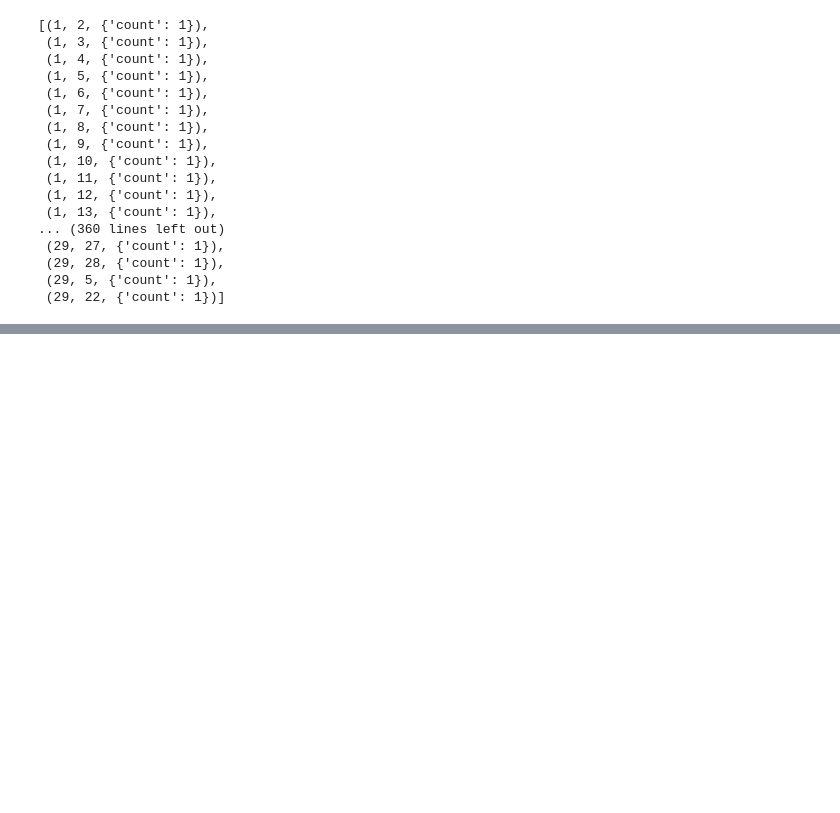
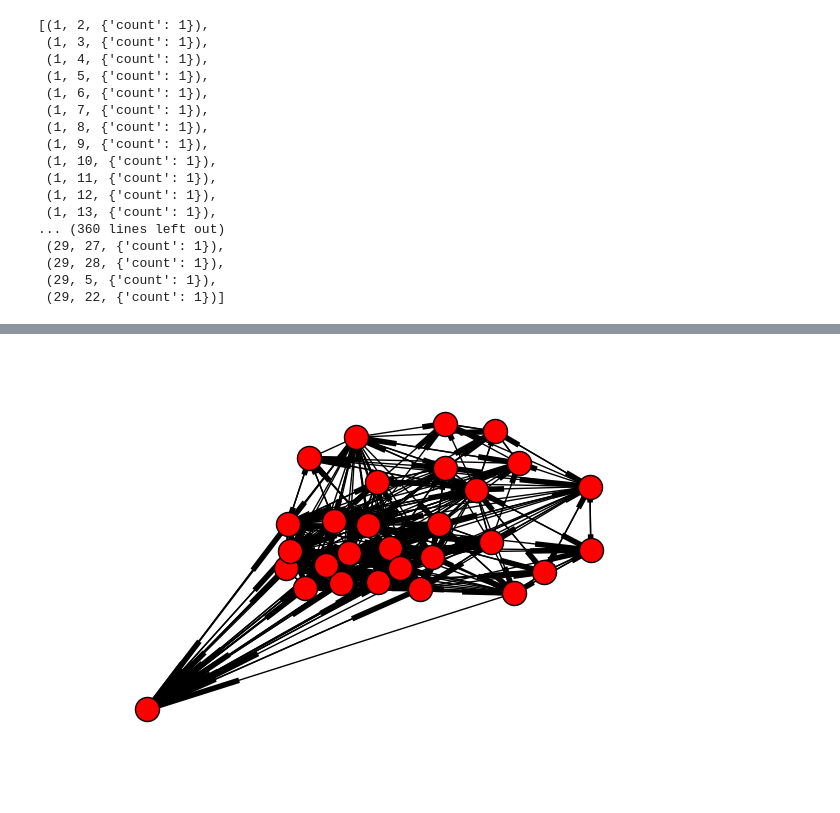
Before and after one commit to SubhankarGhosh/NetworkX, a Jupyter notebook: Paper.ipynb, the cells around one changed output, grey strips where cells are left out. Cells and saved outputs as stored; diff of their text form; code cells hidden in the pictures; blank space fills up the shorter version.

```diff
--- a/Paper.ipynb
+++ b/Paper.ipynb
@@ -369,0 +393,4 @@ G.edges(data=True)
+# %%
+nx.draw(G)
+# %% [output]
+[figure, added]
```
Also changed, not shown: parts of 4 cells of this notebook, 1 other file.
